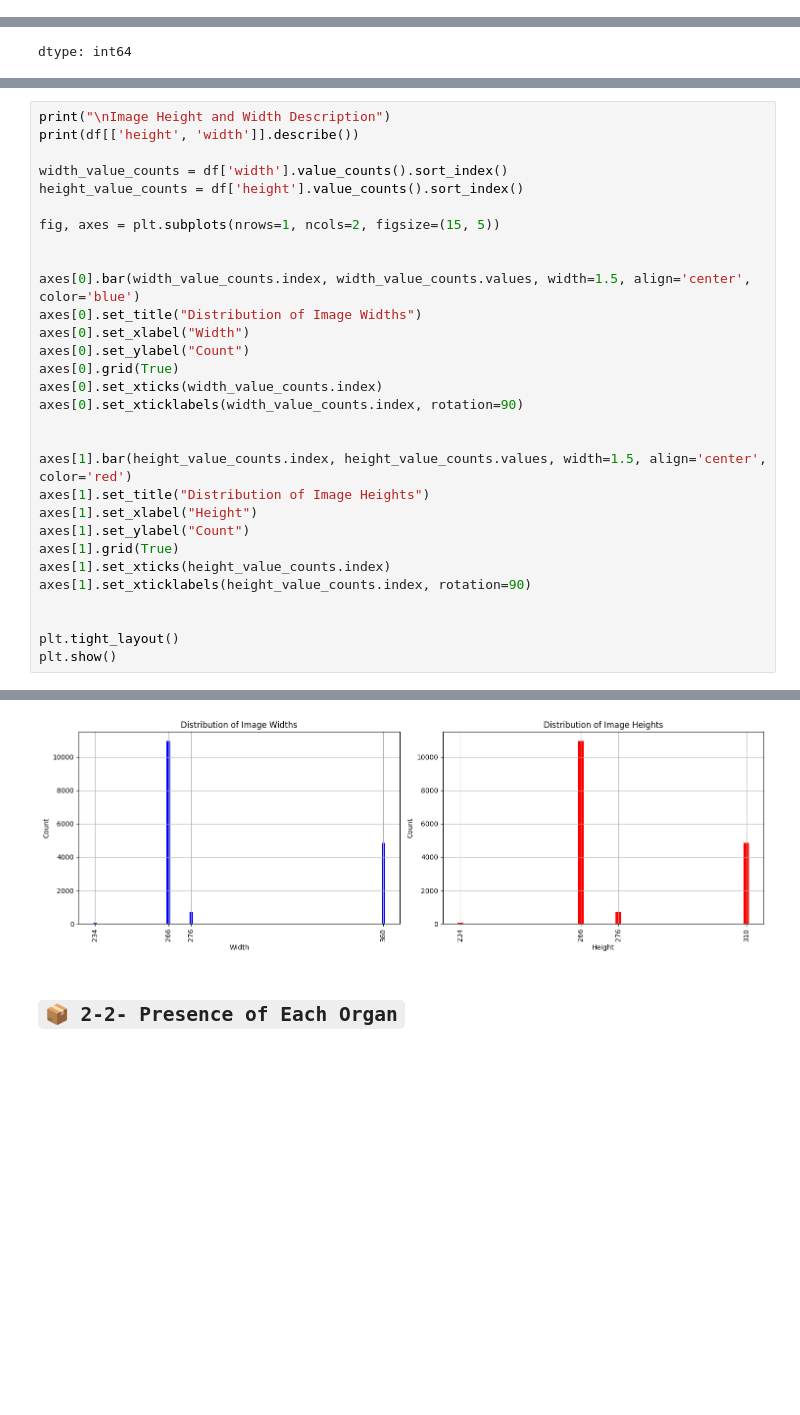
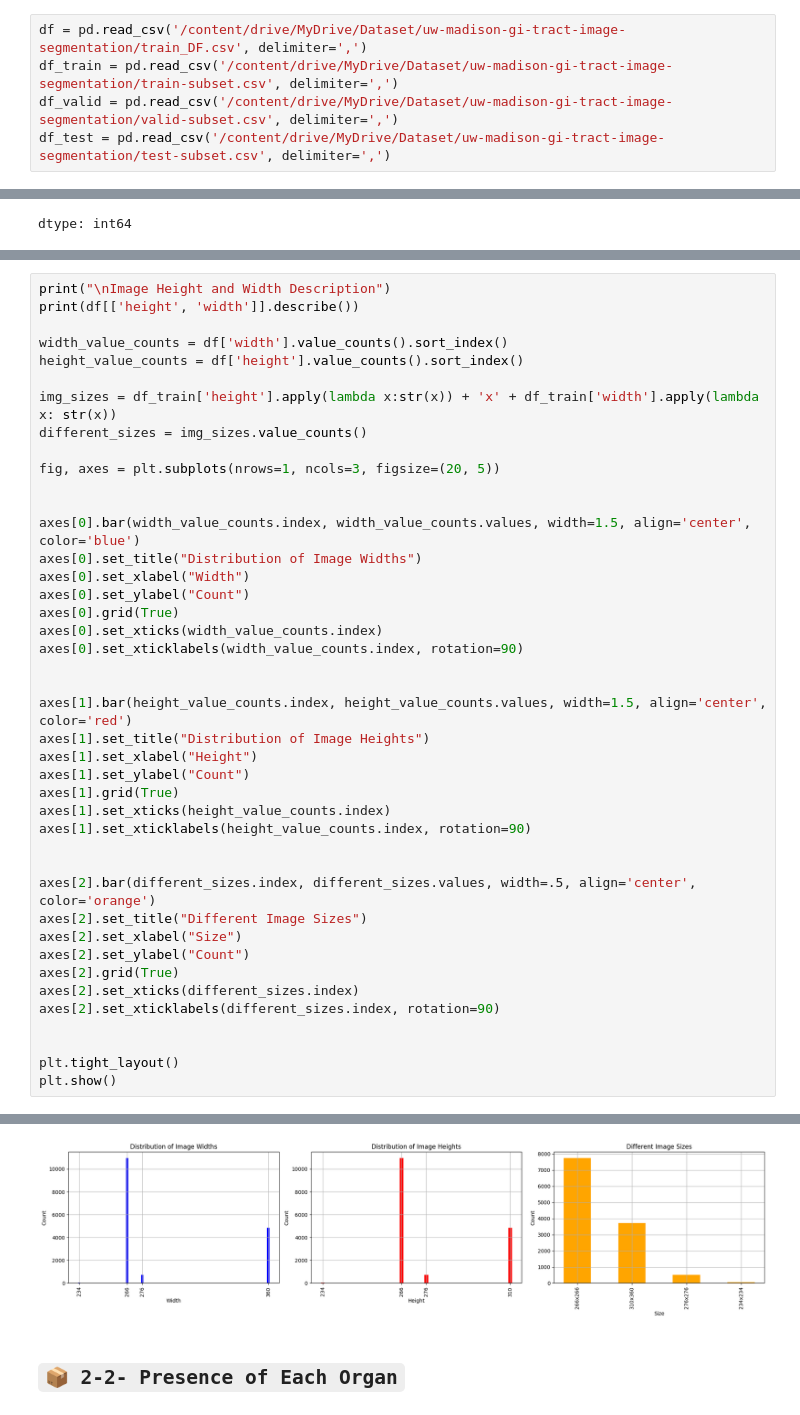
Before and after one commit to Hosein-Eskandari/Medical-Image-Segmentation, a Jupyter notebook: Medical-Image-Segmentation-UNet.ipynb, the cells around one changed output, grey strips where cells are left out. Saved outputs shown, nothing was run; the diff lists cells and outputs as text; blank space fills up the shorter version.

Commit message:
Complete EDA section for segmentation project

```diff
--- a/Medical-Image-Segmentation-UNet.ipynb
+++ b/Medical-Image-Segmentation-UNet.ipynb
@@ -304,0 +406,5 @@ df
+# %%
+df = pd.read_csv('/content/drive/MyDrive/Dataset/uw-madison-gi-tract-image-segmentation/train_DF.csv', delimiter=',')
+df_train = pd.read_csv('/content/drive/MyDrive/Dataset/uw-madison-gi-tract-image-segmentation/train-subset.csv', delimiter=',')
+df_valid = pd.read_csv('/content/drive/MyDrive/Dataset/uw-madison-gi-tract-image-segmentation/valid-subset.csv', delimiter=',')
+df_test = pd.read_csv('/content/drive/MyDrive/Dataset/uw-madison-gi-tract-image-segmentation/test-subset.csv', delimiter=',')
@@ -323,41 +442,53 @@ print(df[['height', 'width']].describe())
 width_value_counts = df['width'].value_counts().sort_index()
 height_value_counts = df['height'].value_counts().sort_index()
 
-fig, axes = plt.subplots(nrows=1, ncols=2, figsize=(15, 5))
+img_sizes = df_train['height'].apply(lambda x:str(x)) + 'x' + df_train['width'].apply(lambda x: str(x))
+different_sizes = img_sizes.value_counts()
+
+fig, axes = plt.subplots(nrows=1, ncols=3, figsize=(20, 5))
 
 
 axes[0].bar(width_value_counts.index, width_value_counts.values, width=1.5, align='center', color='blue')
 axes[0].set_title("Distribution of Image Widths")
 axes[0].set_xlabel("Width")
 axes[0].set_ylabel("Count")
 axes[0].grid(True)
 axes[0].set_xticks(width_value_counts.index)
 axes[0].set_xticklabels(width_value_counts.index, rotation=90)
 
 
 axes[1].bar(height_value_counts.index, height_value_counts.values, width=1.5, align='center', color='red')
 axes[1].set_title("Distribution of Image Heights")
 axes[1].set_xlabel("Height")
 axes[1].set_ylabel("Count")
 axes[1].grid(True)
 axes[1].set_xticks(height_value_counts.index)
 axes[1].set_xticklabels(height_value_counts.index, rotation=90)
 
 
+axes[2].bar(different_sizes.index, different_sizes.values, width=.5, align='center', color='orange')
+axes[2].set_title("Different Image Sizes")
+axes[2].set_xlabel("Size")
+axes[2].set_ylabel("Count")
+axes[2].grid(True)
+axes[2].set_xticks(different_sizes.index)
+axes[2].set_xticklabels(different_sizes.index, rotation=90)
+
+
 plt.tight_layout()
 plt.show()
 # %% [output]
 Image Height and Width Description
              height         width
 count  16590.000000  16590.000000
 mean     279.217119    293.867511
 std       20.009486     42.665129
 min      234.000000    234.000000
 25%      266.000000    266.000000
 50%      266.000000    266.000000
 75%      310.000000    360.000000
 max      310.000000    360.000000
-[figure, old version]
+[figure, new version]
 # %% [markdown]
 
 ## **`📦 2-2- Presence of Each Organ`**
```
Also changed, not shown: parts of 69 cells of this notebook.
